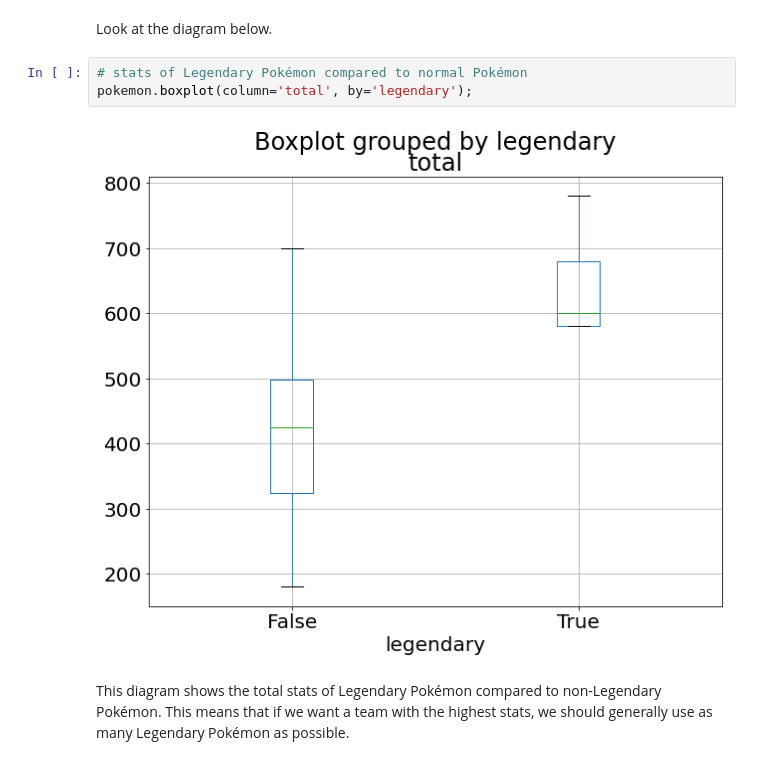
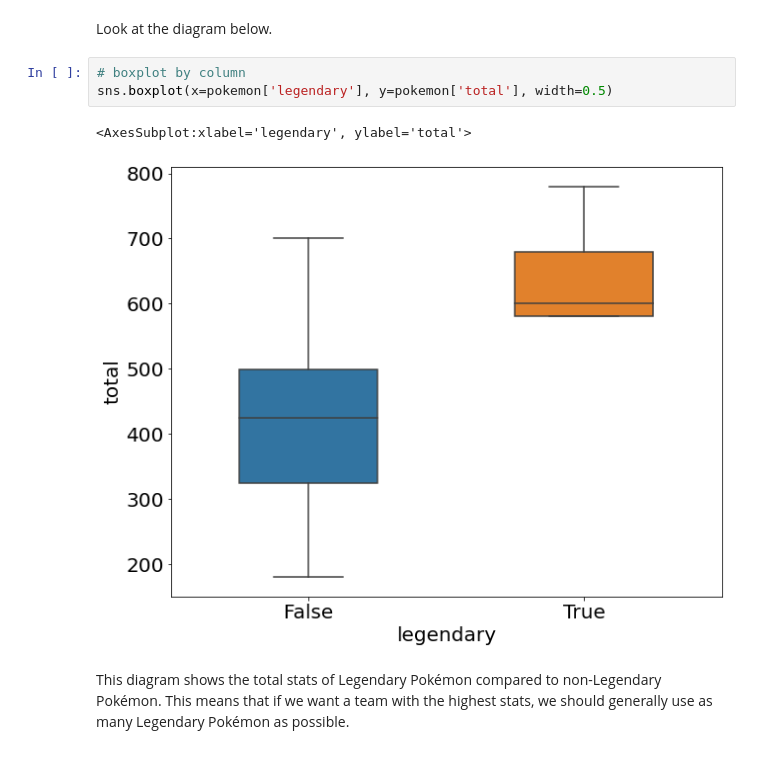
Before and after one commit to TurnipGuy30/Jupyter, a Jupyter notebook: Assignment/Data Analysis.ipynb, the cells around one changed output. Drawn from its saved outputs; the diff is of its cells as text.

```diff
--- a/Assignment/Data Analysis.ipynb
+++ b/Assignment/Data Analysis.ipynb
@@ -210,11 +216,12 @@ plt.title('Sp. Attack v Sp. Defense');
 [figure]
 # %% [markdown]
 Look at the diagram below.
-# %%
-# stats of Legendary Pokémon compared to normal Pokémon
-pokemon.boxplot(column='total', by='legendary');
-# %% [output]
-[figure, removed]
+# %%
+# boxplot by column
+sns.boxplot(x=pokemon['legendary'], y=pokemon['total'], width=0.5)
+# %% [output]
+<AxesSubplot:xlabel='legendary', ylabel='total'>
+[figure, added]
 # %% [markdown]
 This diagram shows the total stats of Legendary Pokémon compared to non-Legendary Pokémon. This means that if we want a team with the highest stats, we should generally use as many Legendary Pokémon as possible.
 # %%
```
Also changed, not shown: parts of 32 cells of this notebook.
